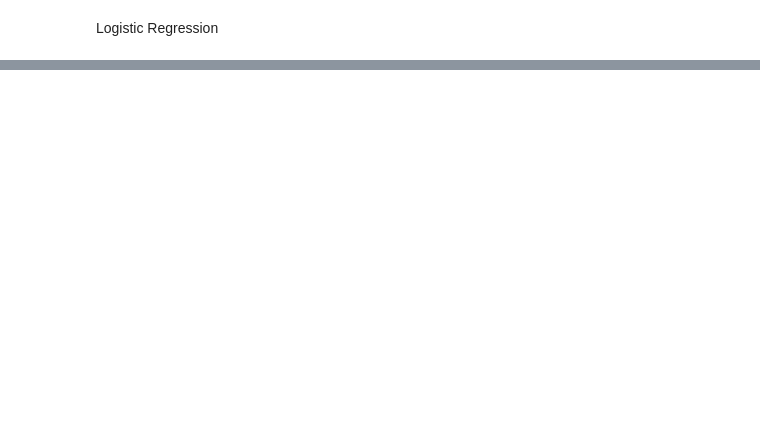
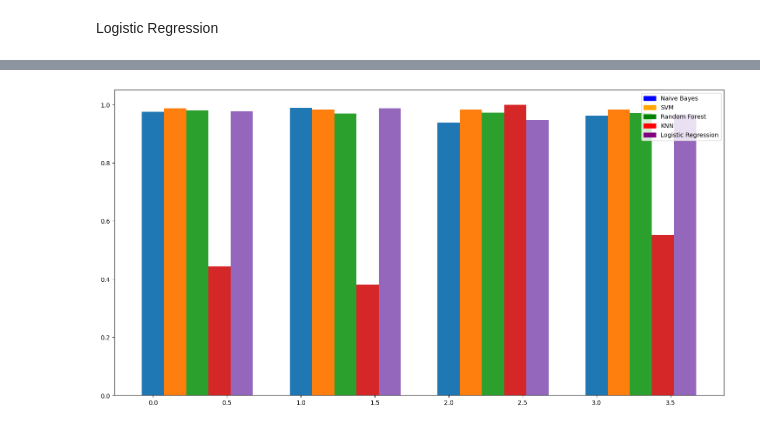
Before and after one commit to rnlclngpilar/MachineLearningFinalProject, a Jupyter notebook: ML_Project/ML_Spam_Project.ipynb, the cells around one changed output, grey strips where cells are left out. Saved outputs shown, nothing was run; the diff lists cells and outputs as text; code cells hidden in the pictures; blank space fills up the shorter version.

```diff
--- a/ML_Project/ML_Spam_Project.ipynb
+++ b/ML_Project/ML_Spam_Project.ipynb
@@ -416,0 +558,25 @@ F1: 0.9746192893401016
+# %%
+bayes = [bayes_accuracy, bayes_precision, bayes_recall, bayes_f1]
+svm = [svm_accuracy, svm_precision, svm_recall, svm_f1]
+forest = [forest_accuracy, forest_precision, forest_recall, forest_f1]
+knn = [knn_accuracy, knn_precision, knn_recall, knn_f1]
+regression = [regression_accuracy, regression_precision, regression_recall, regression_f1]
+# %%
+algorithm_models = ["Naive Bayes", "SVM", "Random Forest", "KNN", "Logistic Regression"]
+colors = {"Naive Bayes":"blue", "SVM":"orange", "Random Forest":"green", "KNN":"red", "Logistic Regression":"purple"}
+algorithm_types = plt.figure(figsize=(7, 7))
+algorithm_axes = algorithm_types.add_axes([0, 0, 2, 1])
+width = 0.15
+labels = list(colors.keys())
+handles = [plt.Rectangle((0, 0), 1, 1, color = colors[label]) for label in labels]
+algorithm_axes.bar(np.arange(len(bayes)), bayes, width = width)
+algorithm_axes.bar(np.arange(len(svm)) + width, svm, width = width)
+algorithm_axes.bar(np.arange(len(forest)) + width + width, forest, width = width)
+algorithm_axes.bar(np.arange(len(knn)) + width + width + width, knn, width = width)
+algorithm_axes.bar(np.arange(len(regression)) + width + width + width + width, regression, width = width)
+#plt.text(0, round(bayes[0], 2), round(bayes[0], 2), ha = 'center')
+#plt.text(0.15, round(svm[0], 2), round(svm[0], 2), ha = 'center')
+plt.legend(handles, labels)
+plt.show()
+# %% [output]
+[figure, added]
```
Also changed, not shown: parts of 39 cells of this notebook, 1 other file.
